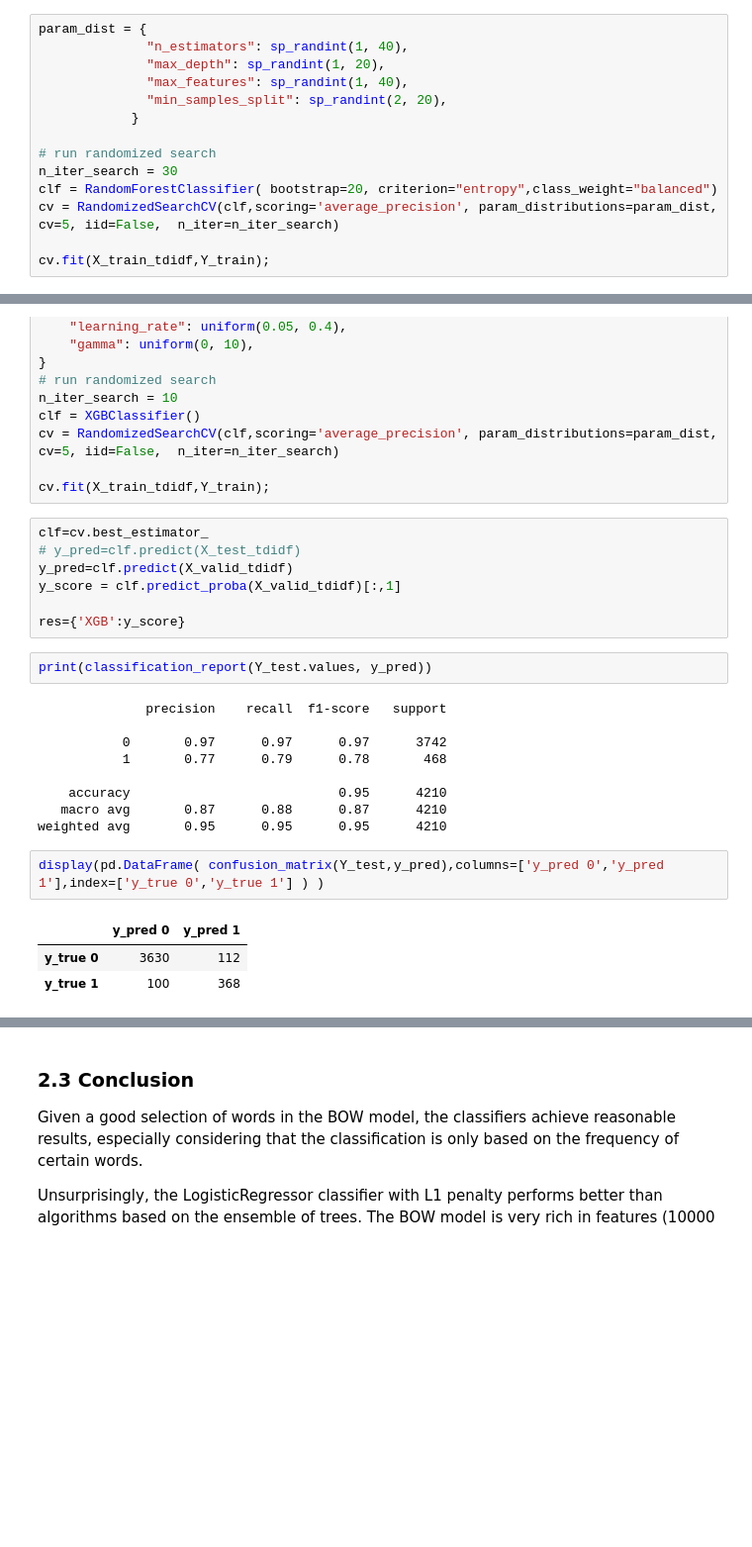
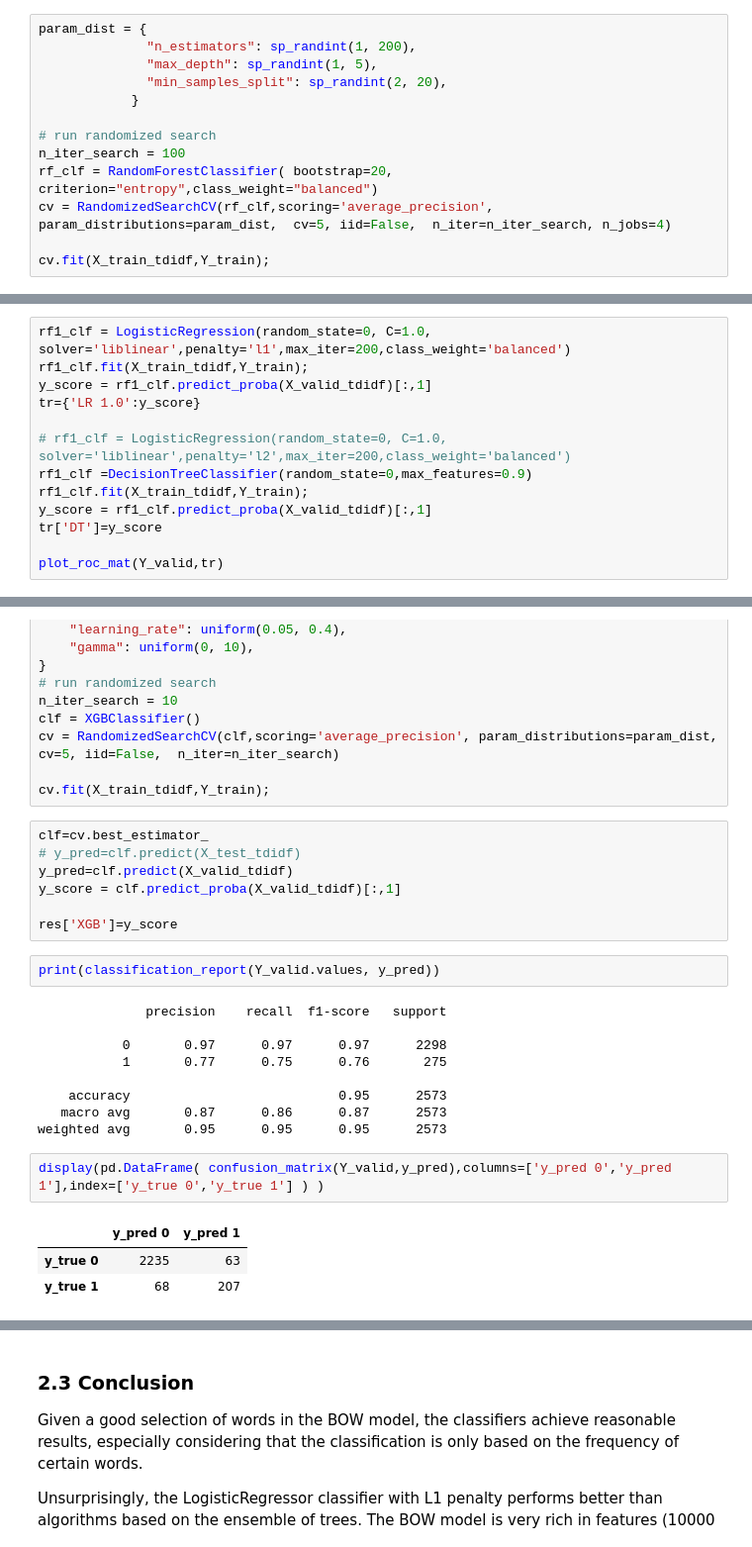
Before and after one commit to marco-bellini/NLP_disaster, a Jupyter notebook: classify_ttv.ipynb, the cells around one changed output, grey strips where cells are left out. Shown at 99% size. Cells and saved outputs as stored; diff of their text form; blank space fills up the shorter version.

```diff
--- a/classify_ttv.ipynb
+++ b/classify_ttv.ipynb
@@ -290,16 +352,15 @@ display(pd.DataFrame( confusion_matrix(Y_test,y_pred),columns=['y_pred 0','y_pre
 #### 2.2.2 Random Forest Classifier
 # %%
 param_dist = {
-              "n_estimators": sp_randint(1, 40),
-              "max_depth": sp_randint(1, 20),
-              "max_features": sp_randint(1, 40),
+              "n_estimators": sp_randint(1, 200),
+              "max_depth": sp_randint(1, 5),
               "min_samples_split": sp_randint(2, 20),
             }
 
 # run randomized search
-n_iter_search = 30
-clf = RandomForestClassifier( bootstrap=20, criterion="entropy",class_weight="balanced")
-cv = RandomizedSearchCV(clf,scoring='average_precision', param_distributions=param_dist,  cv=5, iid=False,  n_iter=n_iter_search)
+n_iter_search = 100
+rf_clf = RandomForestClassifier( bootstrap=20, criterion="entropy",class_weight="balanced")
+cv = RandomizedSearchCV(rf_clf,scoring='average_precision', param_distributions=param_dist,  cv=5, iid=False,  n_iter=n_iter_search, n_jobs=4)
 
 cv.fit(X_train_tdidf,Y_train);
 # %%
@@ -328,0 +423,13 @@ display(pd.DataFrame( confusion_matrix(Y_test,y_pred),columns=['y_pred 0','y_pre
+# %%
+rf1_clf = LogisticRegression(random_state=0, C=1.0, solver='liblinear',penalty='l1',max_iter=200,class_weight='balanced')
+rf1_clf.fit(X_train_tdidf,Y_train);
+y_score = rf1_clf.predict_proba(X_valid_tdidf)[:,1]
+tr={'LR 1.0':y_score}
+
+# rf1_clf = LogisticRegression(random_state=0, C=1.0, solver='liblinear',penalty='l2',max_iter=200,class_weight='balanced')
+rf1_clf =DecisionTreeClassifier(random_state=0,max_features=0.9)
+rf1_clf.fit(X_train_tdidf,Y_train);
+y_score = rf1_clf.predict_proba(X_valid_tdidf)[:,1]
+tr['DT']=y_score
+
+plot_roc_mat(Y_valid,tr)
@@ -350,21 +488,21 @@ clf=cv.best_estimator_
 y_pred=clf.predict(X_valid_tdidf)
 y_score = clf.predict_proba(X_valid_tdidf)[:,1]
 
-res={'XGB':y_score}
+res['XGB']=y_score
 # %%
-print(classification_report(Y_test.values, y_pred))
+print(classification_report(Y_valid.values, y_pred))
 # %% [output]
               precision    recall  f1-score   support
 
-           0       0.97      0.97      0.97      3742
-           1       0.77      0.79      0.78       468
+           0       0.97      0.97      0.97      2298
+           1       0.77      0.75      0.76       275
 
-    accuracy                           0.95      4210
-   macro avg       0.87      0.88      0.87      4210
-weighted avg       0.95      0.95      0.95      4210
+    accuracy                           0.95      2573
+   macro avg       0.87      0.86      0.87      2573
+weighted avg       0.95      0.95      0.95      2573
 # %%
-display(pd.DataFrame( confusion_matrix(Y_test,y_pred),columns=['y_pred 0','y_pred 1'],index=['y_true 0','y_true 1'] ) )
+display(pd.DataFrame( confusion_matrix(Y_valid,y_pred),columns=['y_pred 0','y_pred 1'],index=['y_true 0','y_true 1'] ) )
 # %% [output]
 |  | y_pred 0 | y_pred 1 |
-| y_true 0 | 3630 | 112 |
-| y_true 1 | 100 | 368 |
+| y_true 0 | 2235 | 63 |
+| y_true 1 | 68 | 207 |
```
Also changed, not shown: parts of 34 cells of this notebook.
